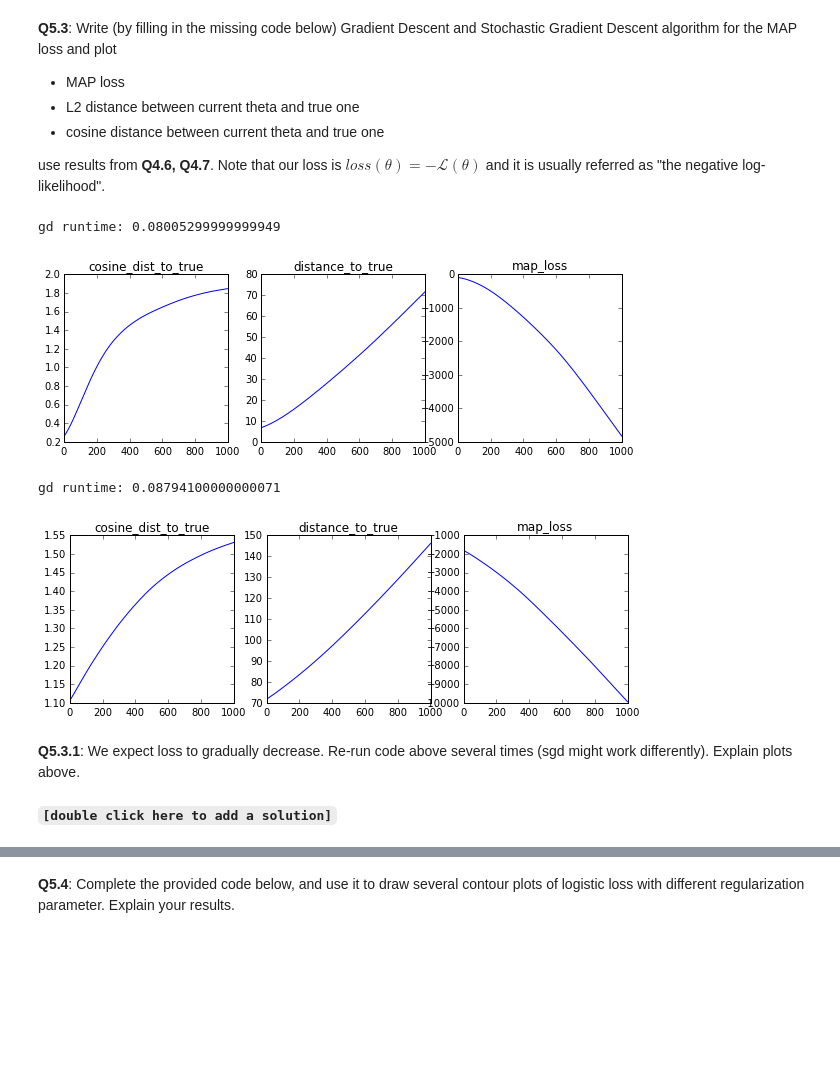
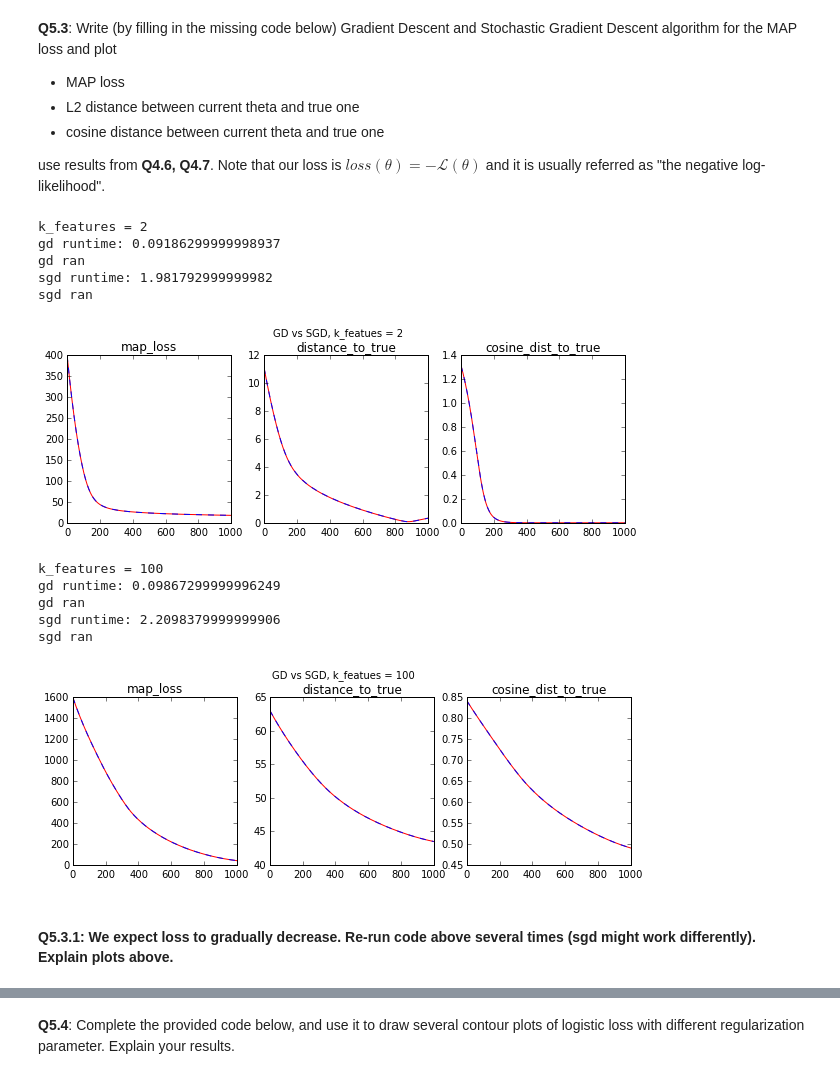
Before and after one commit to AkiraKane/deep-learning-coursework, a Jupyter notebook: pset1.ipynb, the cells around one changed output, grey strips where cells are left out. Cells and saved outputs as stored; diff of their text form; code cells hidden in the pictures; blank space fills up the shorter version.

Commit message:
all code running, need to explain some and tex some math

```diff
--- a/pset1.ipynb
+++ b/pset1.ipynb
@@ -90,7 +90,7 @@ def sgd_plot(theta_init, X, y, n_steps=100):
                 try:
                     theta = theta[:,0] - learning_rate*loss_grad_i(X, y, theta, i)
                 except IndexError:
-                    theta -= learning_rate*loss_grad_i(X, y, theta, i)
+                    theta = theta - learning_rate*loss_grad_i(X, y, theta, i)
                 loss_i = loss(X, y, theta)
                 losses.append(loss_i)
 
@@ -352,13 +360,15 @@ from scipy.spatial.distance import cosine
 import matplotlib.cm as cm
 
 def logistic_MAP_loss(X, y, theta_current, lambd):
+    '''Calculates negative log loss of logistic '''
     one_vec = np.ones((X.shape[0],1))
-    reg = lambd*(theta_current.T @ theta_current) #+C?
+    reg = lambd*(theta_current.T @ theta_current) # + C ?
     loglik = (y.T @ X @ theta_current) - (one_vec.T @ np.log(one_vec + np.exp(X @ theta_current))) - reg
-    return loglik
+    return -np.mean(loglik) # negative log likelihood
 
 def logistic_MAP_loss_gradient(X, y, theta_current, lambd):
-    return X.T @ (y - logistic(X @ theta_current)) - 2*lambd*theta_current
+    '''Calculates graient of negative log loss, vectorized.'''
+    return - (X.T @ (y - logistic(X @ theta_current)) - 2*lambd*theta_current) # carry that minus sign baby!
 
 def logistic_MAP_loss_single_gradient(X, y, smaple_id, theta_current, lambd):
     x_i = X[smaple_id].reshape((1, -1))
@@ -366,7 +376,9 @@ def logistic_MAP_loss_single_gradient(X, y, smaple_id, theta_current, lambd):
     return logistic_MAP_loss_gradient(x_i, y_i, theta_current, lambd)
 
 def logistic_classification_accuracy(X, y, theta_current):
-    return  (1/X.shape[0]) * np.sum(X @ theta_current == y)
+    '''Calculates model accuracy for binary logistic regression: mean of correct classifications.'''
+    result = np.round(logistic(X @ theta_current))
+    return   np.mean(result == y)
 
 def run_MAP_gd(X, y, lambd, learning_rate = 0.01, max_epoch_n=200, init_theta=None):
     theta = init_theta if init_theta is not None else np.ones((X.shape[1], 1))*5
@@ -375,22 +387,21 @@ def run_MAP_gd(X, y, lambd, learning_rate = 0.01, max_epoch_n=200, init_theta=No
         grad_theta = logistic_MAP_loss_gradient(X, y, theta, lambd)
         theta = theta - learning_rate * grad_theta
         steps.append(theta)
-        #print(theta[0])
     return steps
 
 def run_MAP_sgd(X, y, lambd, learning_rate = 0.01, max_epoch_n=200, init_theta=None):
+    '''Runs SGD, iterating over minibatches of size one, each data point, and using the value of the gradient as the update step.'''
     theta = init_theta if init_theta is not None else np.ones((X.shape[1], 1))*5
     steps = []
     for epoch_n in range(max_epoch_n):
         for smaple_id in range(X.shape[0]):
-            grad_theta_i = logistic_MAP_loss_single_gradient(X, y, smaple_id, theta_current, lambd)
+            grad_theta_i = logistic_MAP_loss_single_gradient(X, y, smaple_id, theta, lambd)
             theta = theta - learning_rate * grad_theta_i
         steps.append(theta)
     return steps
 # %%
 import time
-%matplotlib inline
-def draw_gd_plots(axes, theta_steps, X, y, lambd, theta_real):
+def draw_gd_plots(axes, theta_steps, X, y, lambd, theta_real, style='k-'):
     collected_val_dicts = []
     for theta in theta_steps:
         collected_val_dicts.append({
@@ -399,41 +410,50 @@ def draw_gd_plots(axes, theta_steps, X, y, lambd, theta_real):
                 'map_loss': float(logistic_MAP_loss(X, y, theta, lambd)),
             })
 
 
     for plot_id, key in enumerate(collected_val_dicts[0].keys()):
         subfig = axes[plot_id]
         subfig.set_title(key)
-        subfig.plot(list(d[key] for d in collected_val_dicts))
+        subfig.plot(list(d[key] for d in collected_val_dicts), style)
 
 def main():
     for k_featues in [2, 100]:
+        print('k_features = {}'.format(k_featues))
         data_args = {'n_samples': 200, 'k_featues': k_featues, 'sigma_eps': 0.3,
                      'sigma_theta': 5, 'feature_correlation_rate': 0}
         data = generate_logistic_regression_data(**data_args)
         X_train, y_train, X_test, y_test, theta_real = data
         fig, axes = plt.subplots(1, 3, figsize=(10,3))
         lamdb = 0
 
         now = time.clock()
         steps = run_MAP_gd(X_train, y_train, lamdb, learning_rate=1e-3, max_epoch_n=1000)
-        draw_gd_plots(axes, steps, X_train, y_train, lamdb, theta_real)
+        draw_gd_plots(axes, steps, X_train, y_train, lamdb, theta_real, style='r-')
         print('gd runtime:', time.clock() - now)
+        print('gd ran')
 
         now = time.clock()
         steps = run_MAP_sgd(X_train, y_train, lamdb, learning_rate=1e-3, max_epoch_n=1000)
-        draw_gd_plots(axes, steps, X_train, y_train, lamdb, theta_real)
+        draw_gd_plots(axes, steps, X_train, y_train, lamdb, theta_real, style='b--')
         fig.suptitle('GD vs SGD, k_featues = %d' % k_featues, verticalalignment='bottom')
         print('sgd runtime:', time.clock() - now)
+        print('sgd ran')
 
         plt.show()
 
 main()
 # %% [output]
-gd runtime: 0.08005299999999949
+k_features = 2
+gd runtime: 0.09186299999998937
+gd ran
+sgd runtime: 1.981792999999982
+sgd ran
-[figure, old version]
+[figure, new version]
-gd runtime: 0.08794100000000071
+k_features = 100
+gd runtime: 0.09867299999996249
+gd ran
+sgd runtime: 2.2098379999999906
+sgd ran
-[figure, old version]
+[figure, new version]
 # %% [markdown]
-**Q5.3.1**: We expect loss to gradually decrease. Re-run code above several times (sgd might work differently). Explain plots above.
+#### **Q5.3.1**: We expect loss to gradually decrease. Re-run code above several times (sgd might work differently). Explain plots above.
-# %% [markdown]
-**`[double click here to add a solution]`**
```
Also changed, not shown: parts of 11 cells of this notebook.
